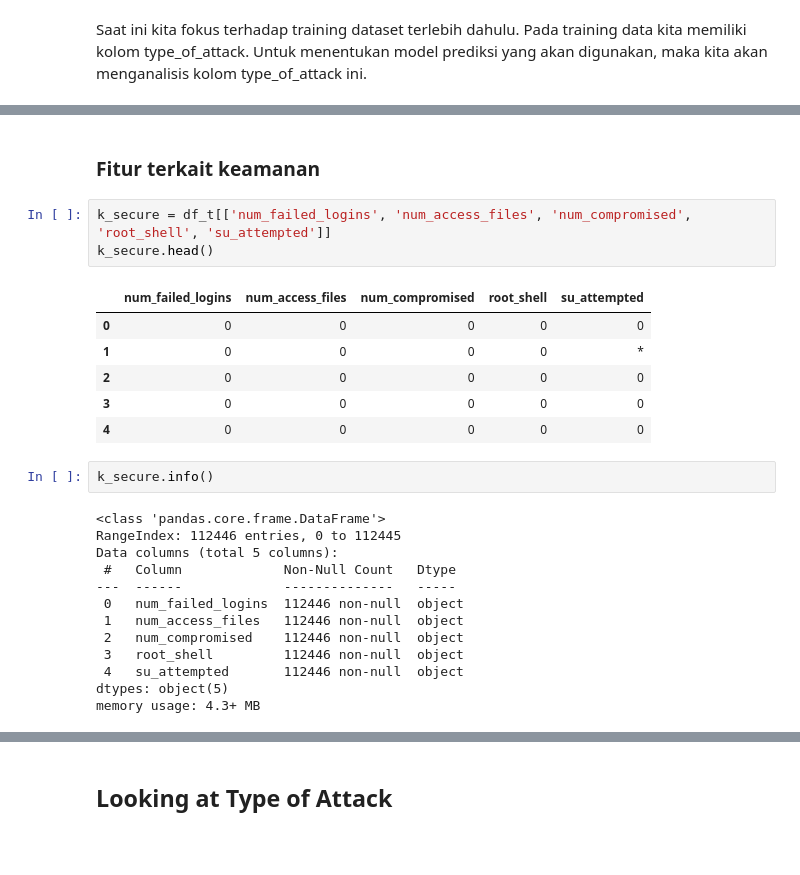
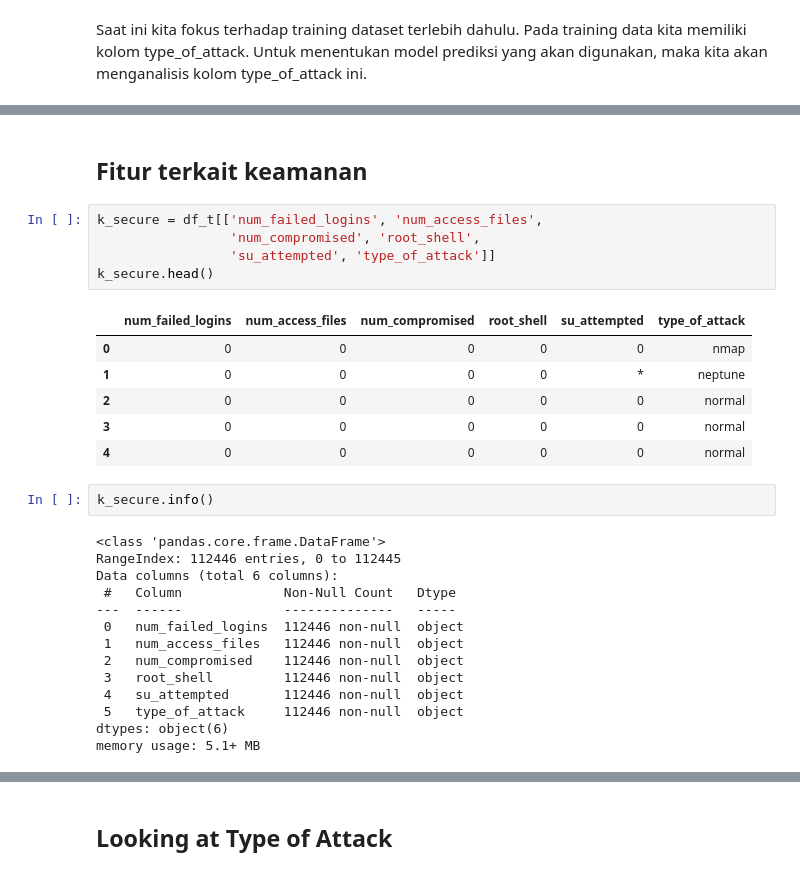
Before and after one commit to euclideands/DAC-2023, a Jupyter notebook: DAC_2023_Development_2.0.ipynb, the cells around one changed output, grey strips where cells are left out. Drawn from its saved outputs; the diff is of its cells as text; blank space fills up the shorter version.

```diff
--- a/DAC_2023_Development_2.0.ipynb
+++ b/DAC_2023_Development_2.0.ipynb
@@ -68,23 +187,25 @@ df_train.describe()
 | 75% | 1.000000 | 0.070000 | 0.060000 | 1.000000 |
 | max | 99999.000000 | 99999.000000 | 99999.000000 | 99999.000000 |
 # %% [markdown]
-### Fitur terkait keamanan
+## Fitur terkait keamanan
 # %%
-k_secure = df_t[['num_failed_logins', 'num_access_files', 'num_compromised', 'root_shell', 'su_attempted']]
+k_secure = df_t[['num_failed_logins', 'num_access_files',
+                 'num_compromised', 'root_shell',
+                 'su_attempted', 'type_of_attack']]
 k_secure.head()
 # %% [output]
-|  | num_failed_logins | num_access_files | num_compromised | root_shell | su_attempted |
-| 0 | 0 | 0 | 0 | 0 | 0 |
-| 1 | 0 | 0 | 0 | 0 | * |
-| 2 | 0 | 0 | 0 | 0 | 0 |
-| 3 | 0 | 0 | 0 | 0 | 0 |
-| 4 | 0 | 0 | 0 | 0 | 0 |
+|  | num_failed_logins | num_access_files | num_compromised | root_shell | su_attempted | type_of_attack |
+| 0 | 0 | 0 | 0 | 0 | 0 | nmap |
+| 1 | 0 | 0 | 0 | 0 | * | neptune |
+| 2 | 0 | 0 | 0 | 0 | 0 | normal |
+| 3 | 0 | 0 | 0 | 0 | 0 | normal |
+| 4 | 0 | 0 | 0 | 0 | 0 | normal |
 # %%
 k_secure.info()
 # %% [output]
 <class 'pandas.core.frame.DataFrame'>
 RangeIndex: 112446 entries, 0 to 112445
-Data columns (total 5 columns):
+Data columns (total 6 columns):
  #   Column             Non-Null Count   Dtype
 ---  ------             --------------   -----
  0   num_failed_logins  112446 non-null  object
@@ -92,8 +213,9 @@ Data columns (total 5 columns):
  2   num_compromised    112446 non-null  object
  3   root_shell         112446 non-null  object
  4   su_attempted       112446 non-null  object
-dtypes: object(5)
-memory usage: 4.3+ MB
+ 5   type_of_attack     112446 non-null  object
+dtypes: object(6)
+memory usage: 5.1+ MB
 # %%
 k_secure_sorted1 = k_secure.sort_values(by='num_failed_logins', ascending=False)
 k_secure_sorted1.head()
```
Also changed, not shown: parts of 82 cells of this notebook.
